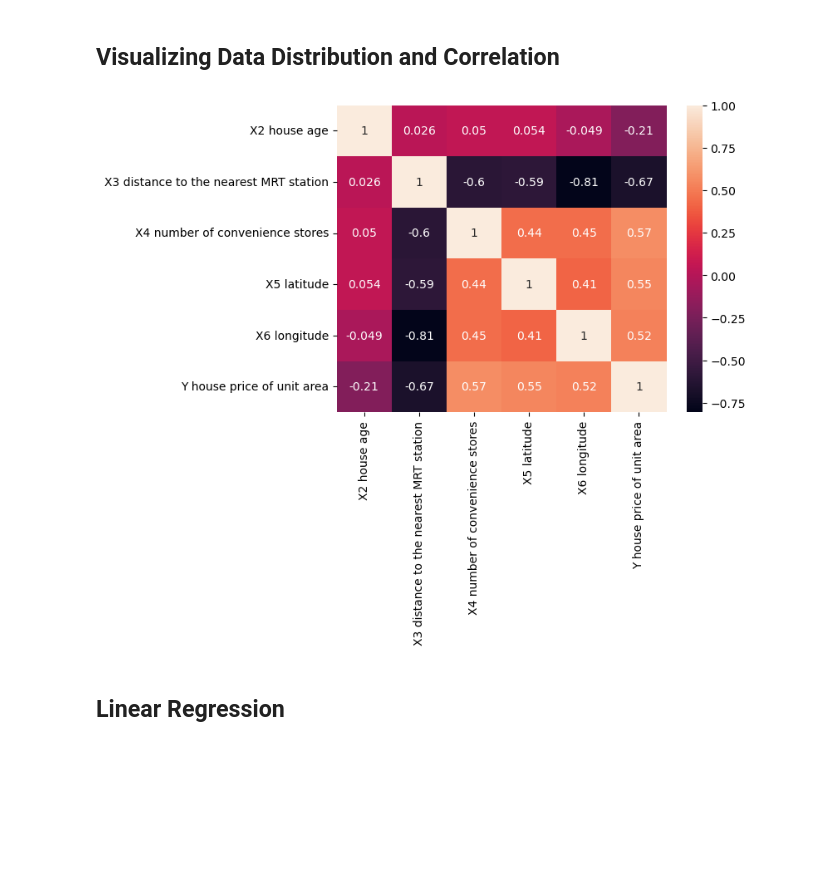
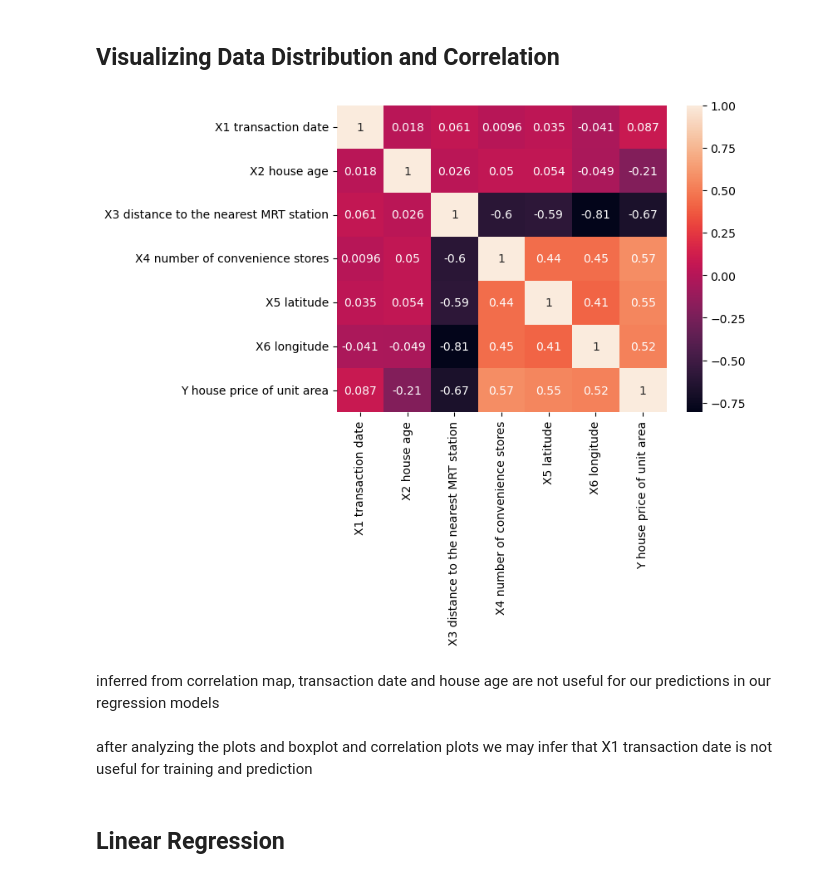
Before and after one commit to Abtinz/Machine-Learning-with-Python, a Jupyter notebook: DataMining/Regression/data-mining-p2-student.ipynb, the cells around one changed output. Drawn from its saved outputs; the diff is of its cells as text; code cells hidden in the pictures; blank space fills up the shorter version.

```diff
--- a/DataMining/Regression/data-mining-p2-student.ipynb
+++ b/DataMining/Regression/data-mining-p2-student.ipynb
@@ -86,6 +88,9 @@ final shape (414, 8)
 ## Droping Unnecessary Columns
 # %%
 y = df["Y house price of unit area"]
-df = df.drop(['No',"X1 transaction date","Y house price of unit area"],axis = 1)
+
+#Number is just an index value >> No useful data
+#Y is output not learning input
+df = df.drop(['No',"Y house price of unit area"],axis = 1)
 df.describe()
 # %% [output]
@@ -114,10 +116,12 @@ xtest = standardScalerFunction(xtest)
 # %%
 import seaborn as sns
 
-df.insert(5 ,"Y house price of unit area", y)
+df.insert(6 ,"Y house price of unit area", y)
 corr_matrix = df.corr()
 sns.heatmap(corr_matrix, annot=True)
 plt.show()
 # %% [output]
-[figure, old version]
+[figure, new version]
+# %% [markdown]
+inferred from correlation map, transaction date and house age are not useful for our predictions in our regression models
 # %%
@@ -149,3 +163,5 @@ for (column_name , _) in df.items():
+# %% [markdown]
+after analyzing the plots and boxplot and correlation plots we may infer that X1 transaction date is not useful for training and prediction
 # %% [markdown]
 ## Linear Regression
 # %%
```
Also changed, not shown: parts of 14 cells of this notebook.
